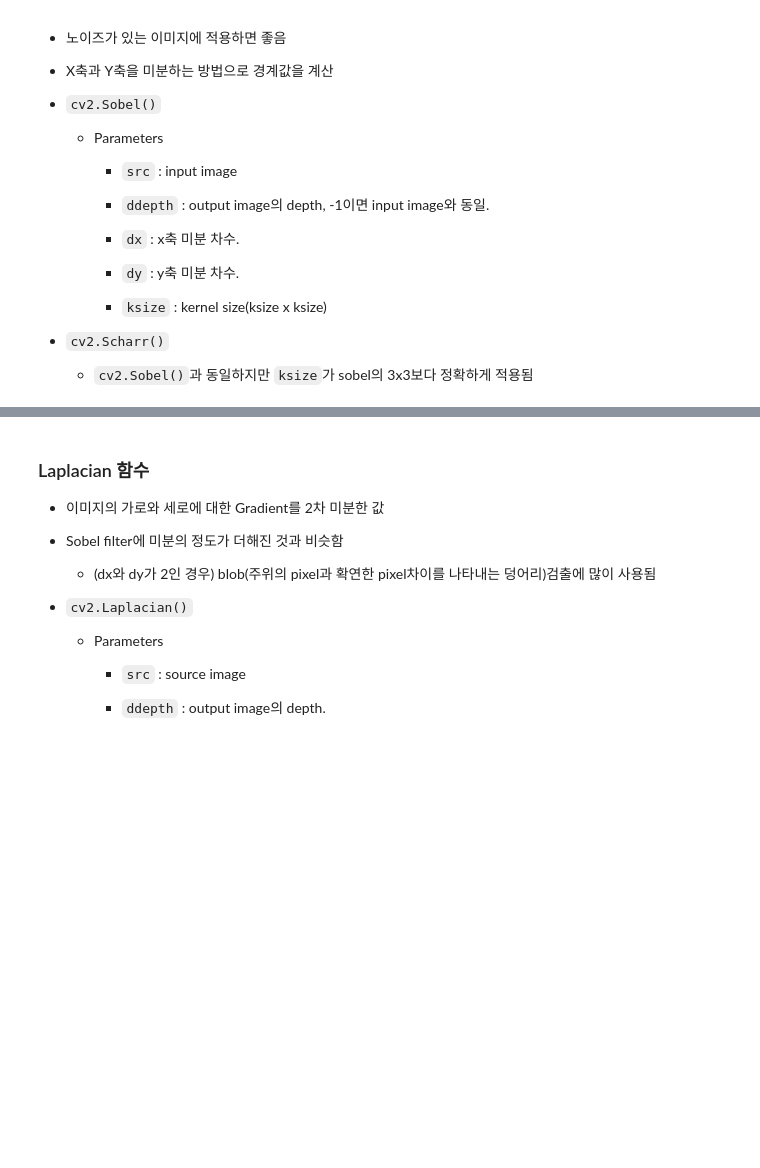
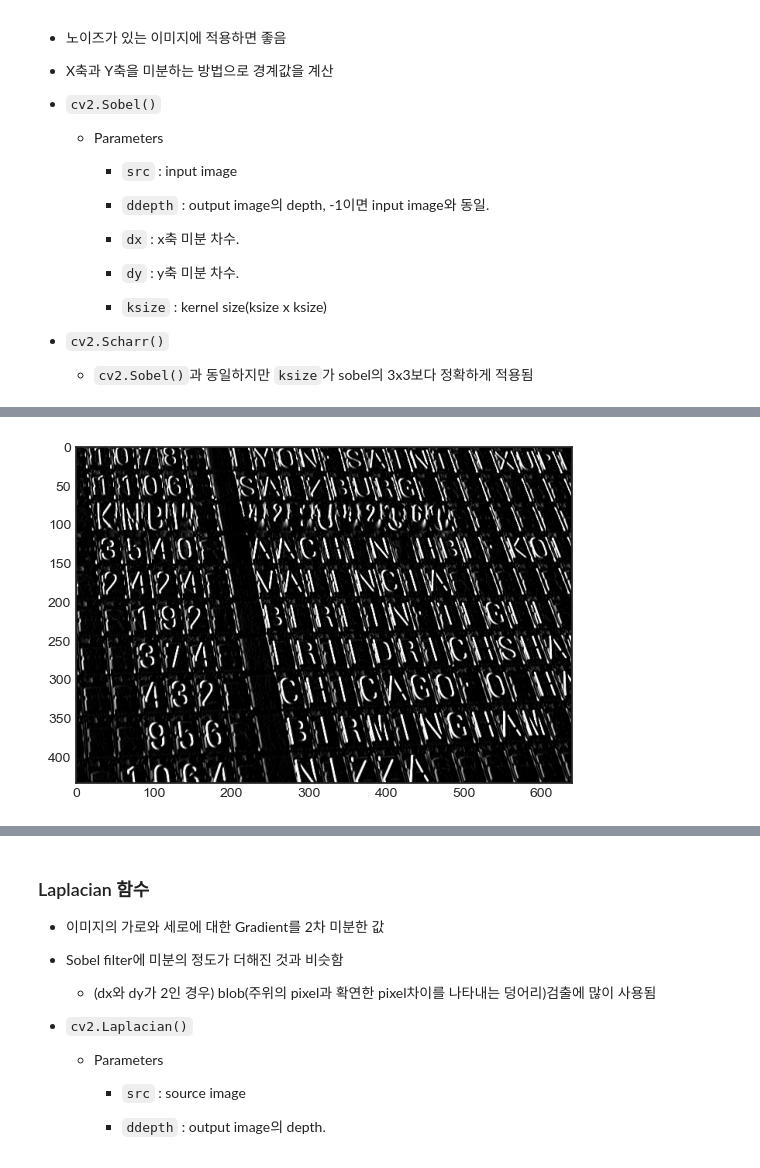
Before and after one commit to kksoo1769/study, a Jupyter notebook: code/computer_vision/01.OpenCV/07.image_gradients.ipynb, the cells around one changed output, grey strips where cells are left out. Drawn from its saved outputs; the diff is of its cells as text; code cells hidden in the pictures; blank space fills up the shorter version.

```diff
--- a/code/computer_vision/01.OpenCV/07.image_gradients.ipynb
+++ b/code/computer_vision/01.OpenCV/07.image_gradients.ipynb
@@ -36,0 +54,7 @@
+# %%
+sobel_x = cv2.Sobel(img, cv2.CV_8U, 1, 0, ksize=3)
+# %%
+plt.imshow(sobel_x, cmap='gray')
+plt.show()
+# %% [output]
+[figure, added]
```
Also changed, not shown: parts of 20 cells of this notebook, 1 other file.
